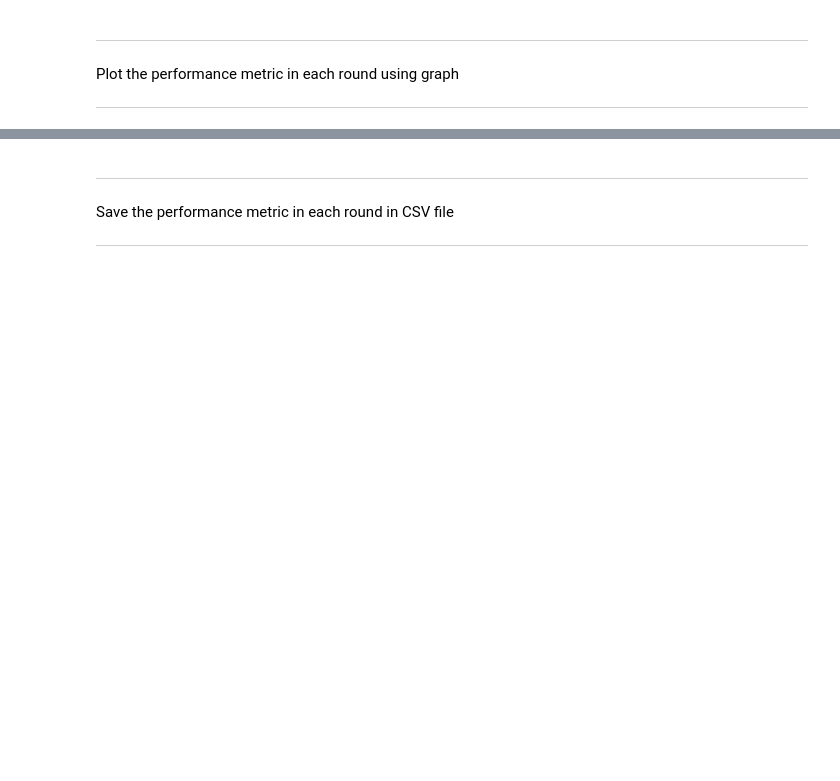
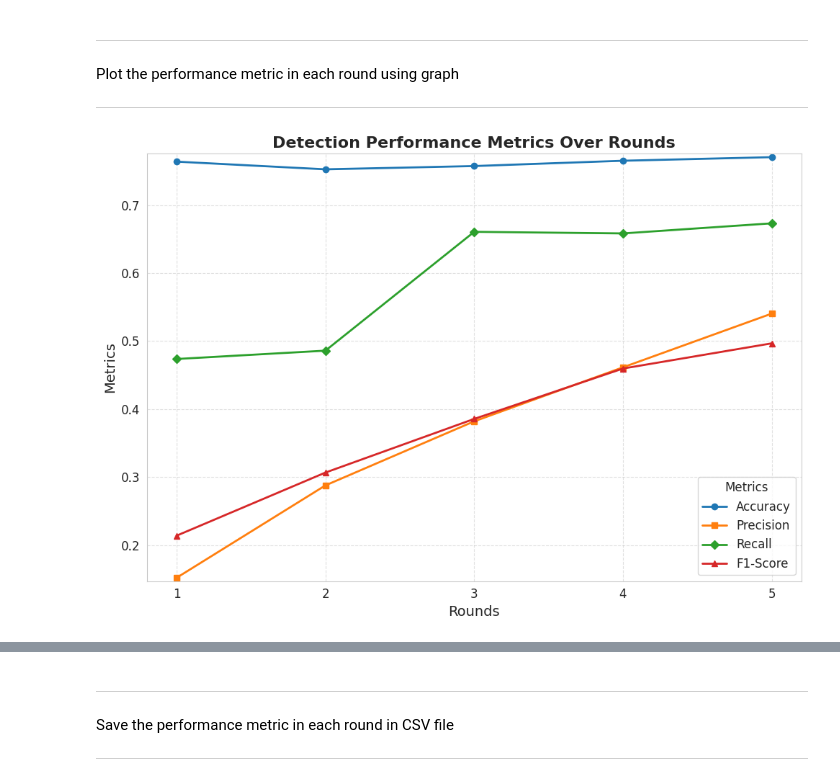
Before and after one commit to aulwardana/CIDS-Sim, a Jupyter notebook: src/Heterogeneous/CIDS-Sim_Heterogeneous.ipynb, the cells around one changed output, grey strips where cells are left out. Cells and saved outputs as stored; diff of their text form; code cells hidden in the pictures; blank space fills up the shorter version.

```diff
--- a/src/Heterogeneous/CIDS-Sim_Heterogeneous.ipynb
+++ b/src/Heterogeneous/CIDS-Sim_Heterogeneous.ipynb
@@ -490,19 +575,42 @@ Plot the performance metric in each round using graph
 
 ---
 # %%
-# Plotting model performance results
-plt.figure(figsize=(28, 20))
+# Set the style of the plot
+sns.set_style("whitegrid")
+plt.figure(figsize=(10, 7))
 
-plt.subplot(4, 2, 1)
+# Calculate dynamic y-axis range
+all_values1 = fl_global_accuracies + fl_global_precisions + fl_global_recalls + fl_global_f1s
+y_min1 = min(all_values1) - 0.005  # Add margin below
+y_max1 = max(all_values1) + 0.005  # Add margin above
+
 rounds1 = np.arange(1, len(fl_global_accuracies) + 1)
-plt.plot(rounds1, fl_global_accuracies, label='Accuracy')
-plt.plot(rounds1, fl_global_precisions, label='Precision')
-plt.plot(rounds1, fl_global_recalls, label='Recall')
-plt.plot(rounds1, fl_global_f1s, label='F1-Score')
-plt.xlabel('Round')
-plt.ylabel('Value')
-plt.title('CIDS Heterogeneous Non-IID FL Model Performance')
-plt.gca().xaxis.set_major_locator(mticker.MaxNLocator(integer=True))
-plt.legend()
+
+plt.plot(rounds1, fl_global_accuracies, marker='o', label='Accuracy', linewidth=2, color='#1f77b4')
+plt.plot(rounds1, fl_global_precisions, marker='s', label='Precision', linewidth=2, color='#ff7f0e')
+plt.plot(rounds1, fl_global_recalls, marker='D', label='Recall', linewidth=2, color='#2ca02c')
+plt.plot(rounds1, fl_global_f1s, marker='^', label='F1-Score', linewidth=2, color='#d62728')
+
+# Add titles and labels
+plt.title('Detection Performance Metrics Over Rounds', fontsize=16, weight='bold')
+plt.xlabel('Rounds', fontsize=14)
+plt.ylabel('Metrics', fontsize=14)
+
+# Add a legend
+plt.legend(title='Metrics', fontsize=12, title_fontsize=12)
+
+# Improve layout
+plt.xticks(rounds1, fontsize=12)
+plt.yticks(fontsize=12)
+plt.ylim(y_min1, y_max1)  # Set y-axis limits for better clarity
+
+# Add gridlines
+plt.grid(visible=True, linestyle='--', alpha=0.6)
+
+# Display the plot
+plt.tight_layout()
+plt.show()
+# %% [output]
+[figure, added]
 # %%
 # Visualization of test accuracy over rounds
```
Also changed, not shown: parts of 21 cells of this notebook, 9 other files.
